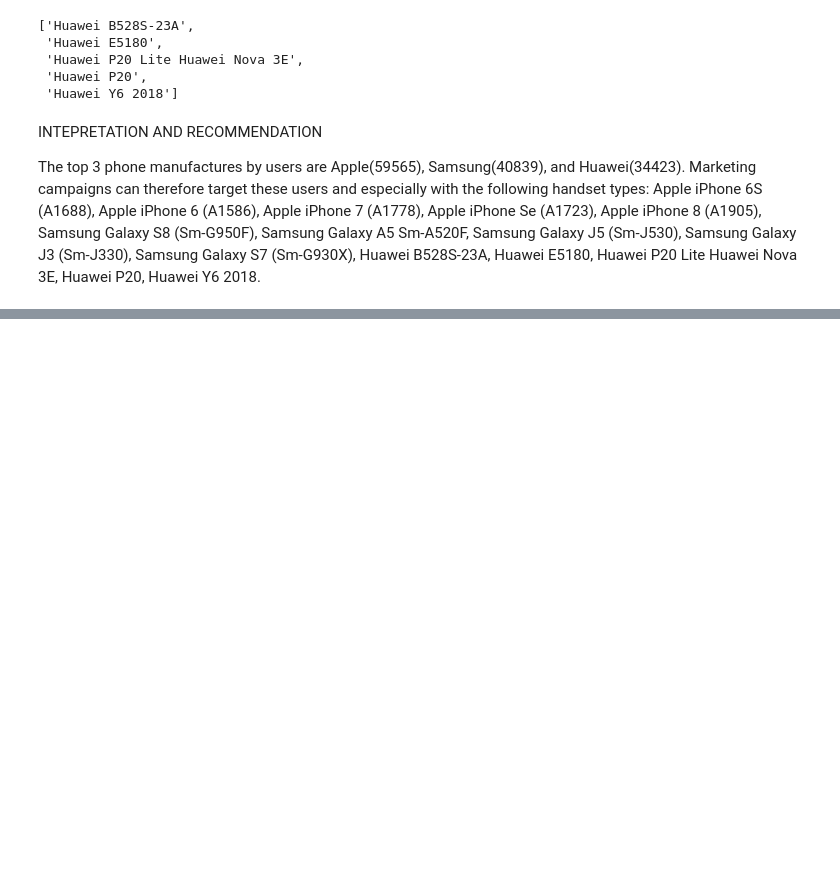
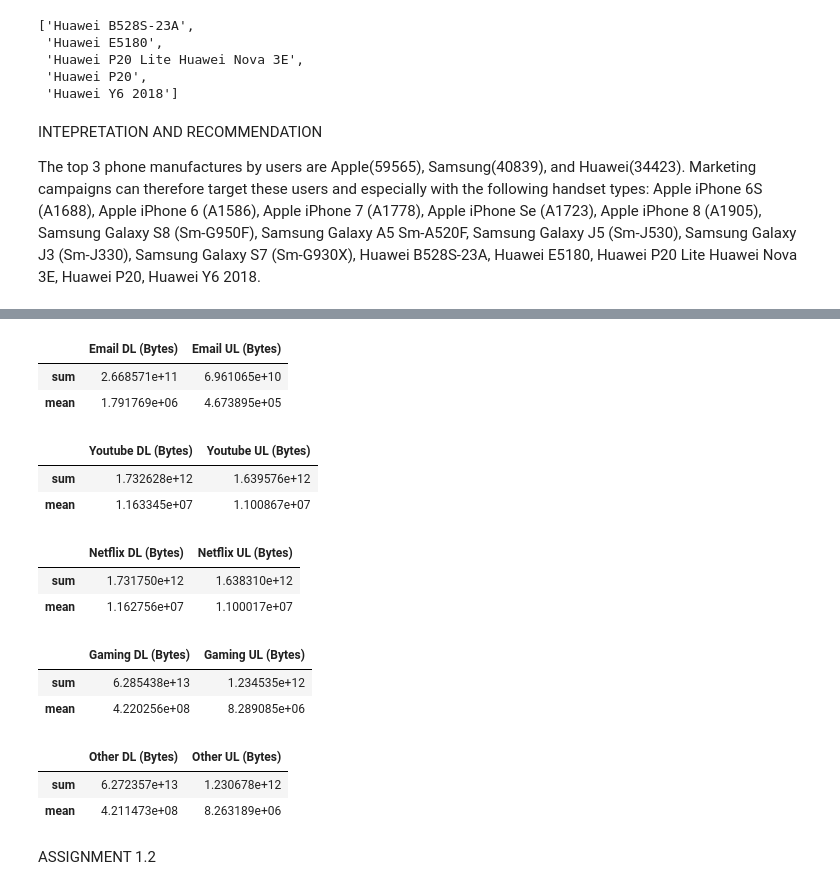
Before and after one commit to that-nanjala/10, a Jupyter notebook: notebooks/assignment.ipynb, the cells around one changed output, grey strips where cells are left out. Drawn from its saved outputs; the diff is of its cells as text; code cells hidden in the pictures; blank space fills up the shorter version.

```diff
--- a/notebooks/assignment.ipynb
+++ b/notebooks/assignment.ipynb
@@ -109,0 +424,42 @@ db.isna().sum()
+# %%
+#aggregate of email sessions
+email = df_clean[['Email DL (Bytes)', 'Email UL (Bytes)']]
+email.aggregate([np.sum, 'mean'], axis=0)
+# %% [output]
+|  | Email DL (Bytes) | Email UL (Bytes) |
+| sum | 2.668571e+11 | 6.961065e+10 |
+| mean | 1.791769e+06 | 4.673895e+05 |
+# %%
+#aggregate of youtube sessions
+youtube = df_clean[['Youtube DL (Bytes)', 'Youtube UL (Bytes)']]
+youtube.aggregate([np.sum, 'mean'], axis=0)
+# %% [output]
+|  | Youtube DL (Bytes) | Youtube UL (Bytes) |
+| sum | 1.732628e+12 | 1.639576e+12 |
+| mean | 1.163345e+07 | 1.100867e+07 |
+# %%
+#aggregate of netflix sessions
+netflix = df_clean[['Netflix DL (Bytes)', 'Netflix UL (Bytes)']]
+netflix.aggregate([np.sum, 'mean'], axis=0)
+# %% [output]
+|  | Netflix DL (Bytes) | Netflix UL (Bytes) |
+| sum | 1.731750e+12 | 1.638310e+12 |
+| mean | 1.162756e+07 | 1.100017e+07 |
+# %%
+#aggregate of gaming sessions
+gaming = df_clean[[ 'Gaming DL (Bytes)', 'Gaming UL (Bytes)']]
+gaming.aggregate([np.sum, 'mean'], axis=0)
+# %% [output]
+|  | Gaming DL (Bytes) | Gaming UL (Bytes) |
+| sum | 6.285438e+13 | 1.234535e+12 |
+| mean | 4.220256e+08 | 8.289085e+06 |
+# %%
+#aggregate of other sessions
+other = df_clean[['Other DL (Bytes)', 'Other UL (Bytes)']]
+other.aggregate([np.sum, 'mean'], axis=0)
+# %% [output]
+|  | Other DL (Bytes) | Other UL (Bytes) |
+| sum | 6.272357e+13 | 1.230678e+12 |
+| mean | 4.211473e+08 | 8.263189e+06 |
+# %% [markdown]
+ASSIGNMENT 1.2
```
Also changed, not shown: parts of 31 cells of this notebook.
